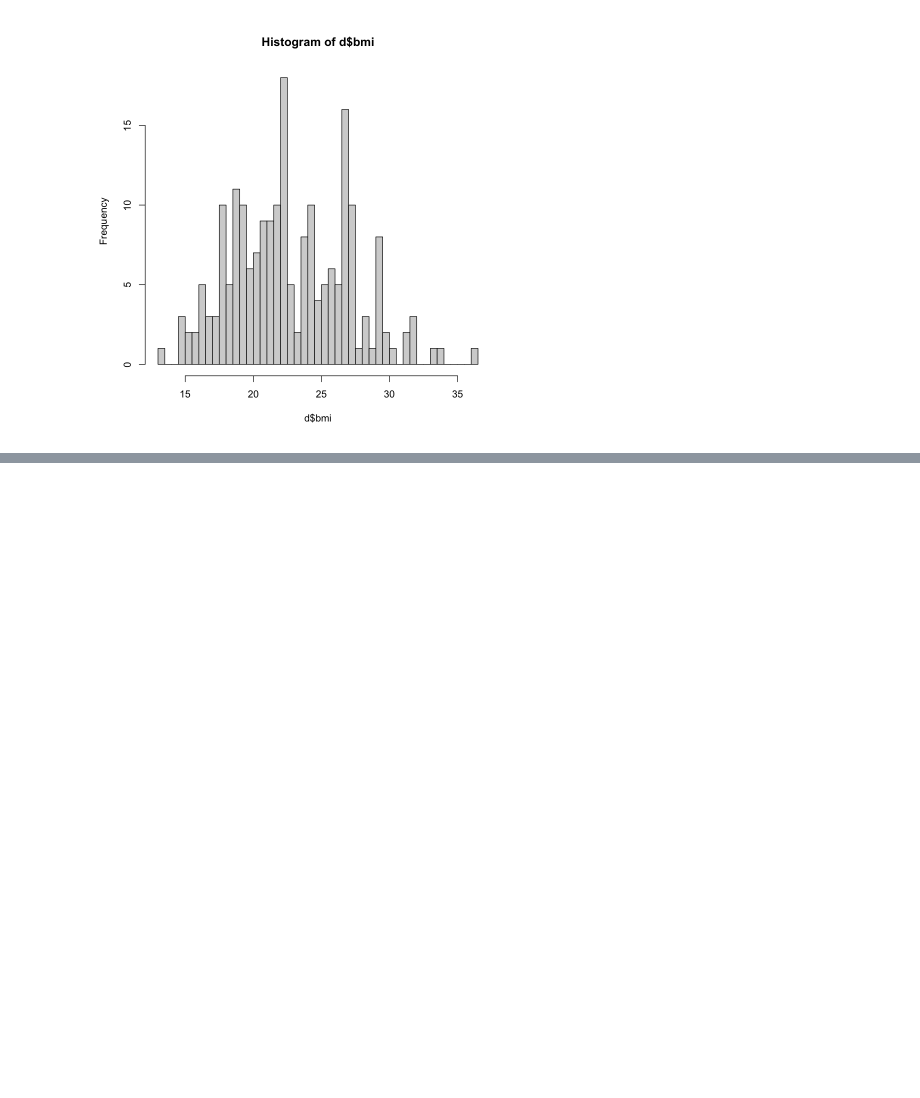
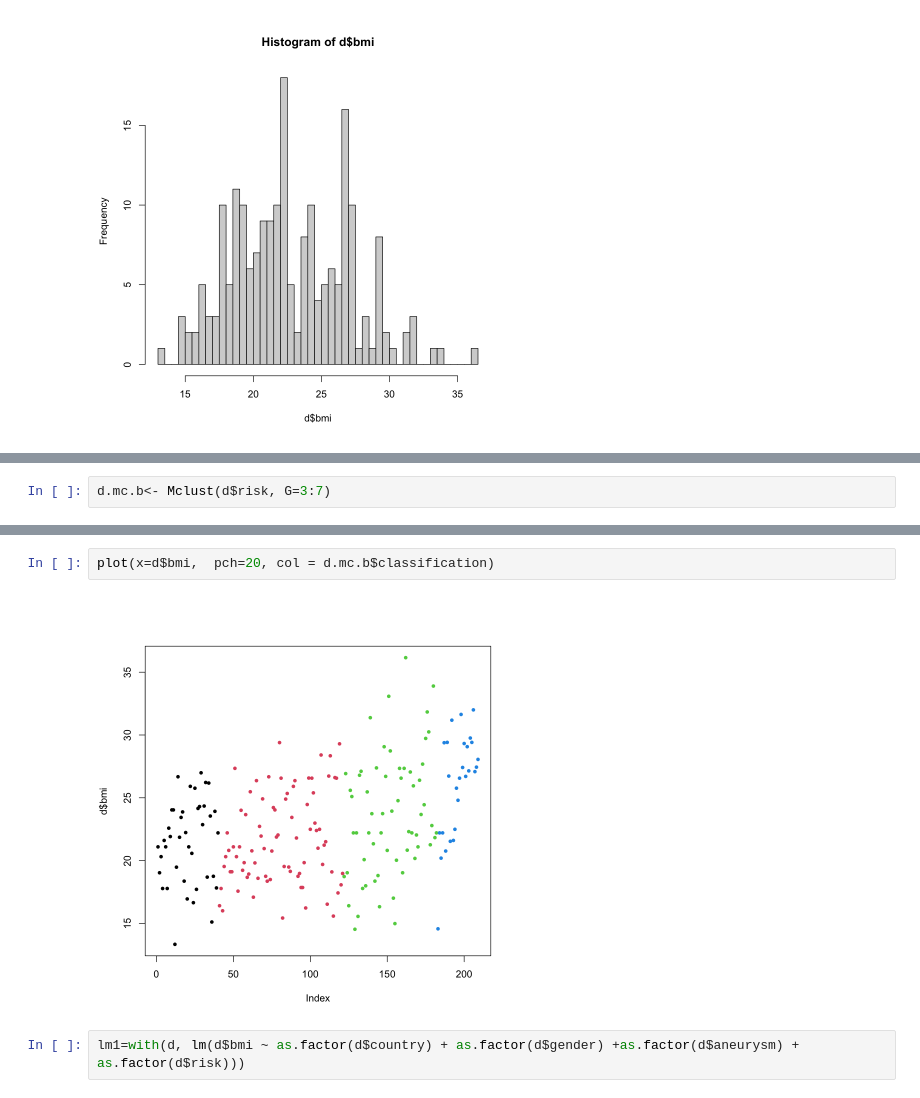
Before and after one commit to JulieLasry/Statistiques_article, a Jupyter notebook: Stats_article.ipynb, the cells around one changed output, grey strips where cells are left out. Cells and saved outputs as stored; diff of their text form; blank space fills up the shorter version.

```diff
--- a/Stats_article.ipynb
+++ b/Stats_article.ipynb
@@ -25,0 +97,2 @@ hist(d$bmi, nclass=50)
+# %%
+d.mc.b<- Mclust(d$risk, G=3:7)
@@ -25,0 +103,6 @@ hist(d$bmi, nclass=50)
+# %%
+plot(x=d$bmi,  pch=20, col = d.mc.b$classification)
+# %% [output]
+[figure, added]
+# %%
+lm1=with(d, lm(d$bmi ~ as.factor(d$country) + as.factor(d$gender) +as.factor(d$aneurysm) + as.factor(d$risk)))
```
Also changed, not shown: parts of 19 cells of this notebook, 1 other file.
